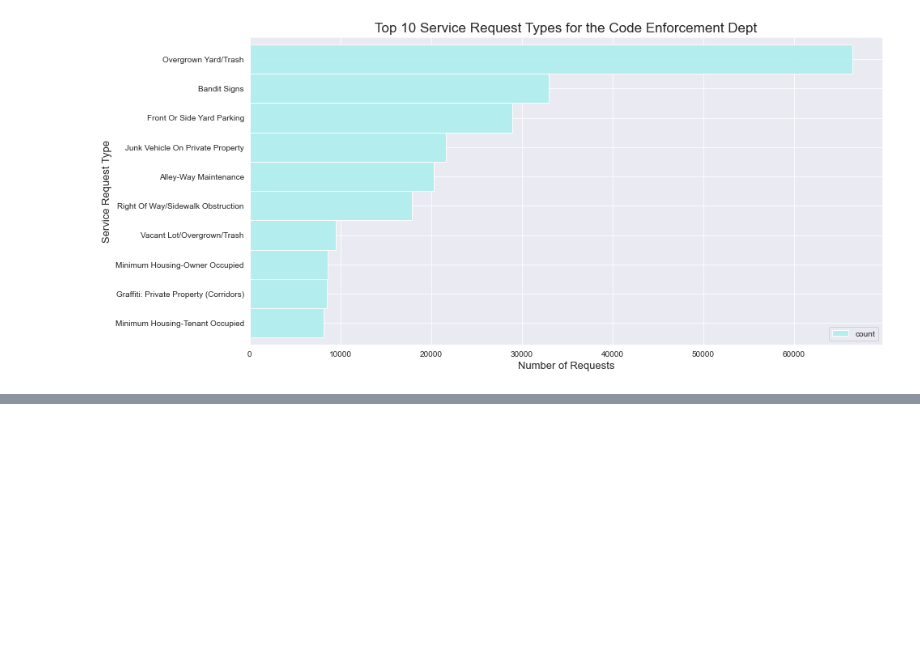
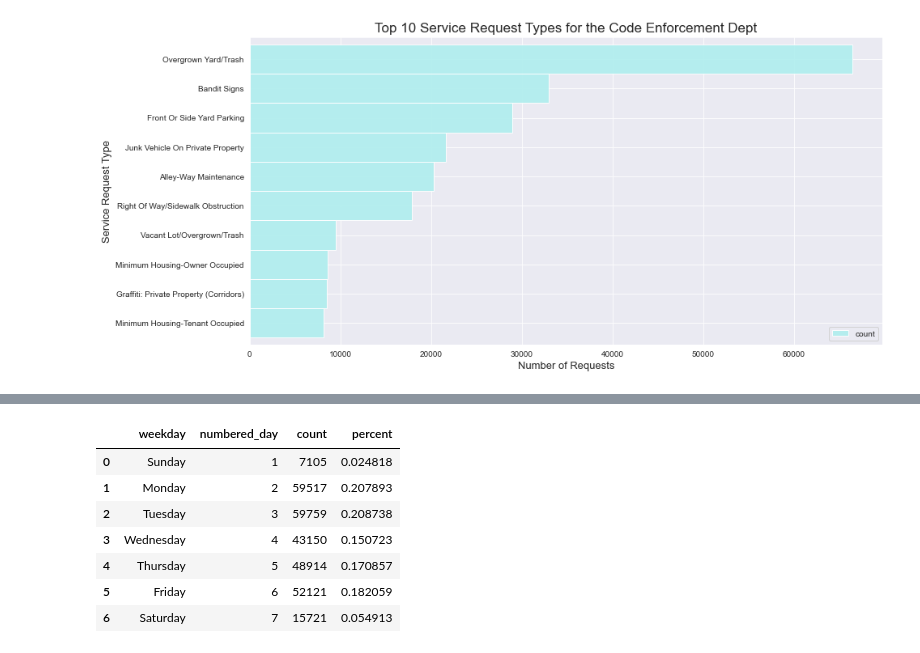
Before and after one commit to HeatherOrtegaMcMillan/spark-exercises, a Jupyter notebook: explore_spark.ipynb, the cells around one changed output, grey strips where cells are left out. Saved outputs shown, nothing was run; the diff lists cells and outputs as text; code cells hidden in the pictures; blank space fills up the shorter version.

```diff
--- a/explore_spark.ipynb
+++ b/explore_spark.ipynb
@@ -319,0 +561,11 @@ with sns.axes_style('darkgrid'):
+# %%
+solid_waste
+# %% [output]
+|  | weekday | numbered_day | count | percent |
+| 0 | Sunday | 1 | 7105 | 0.024818 |
+| 1 | Monday | 2 | 59517 | 0.207893 |
+| 2 | Tuesday | 3 | 59759 | 0.208738 |
+| 3 | Wednesday | 4 | 43150 | 0.150723 |
+| 4 | Thursday | 5 | 48914 | 0.170857 |
+| 5 | Friday | 6 | 52121 | 0.182059 |
+| 6 | Saturday | 7 | 15721 | 0.054913 |
```
Also changed, not shown: parts of 27 cells of this notebook.
